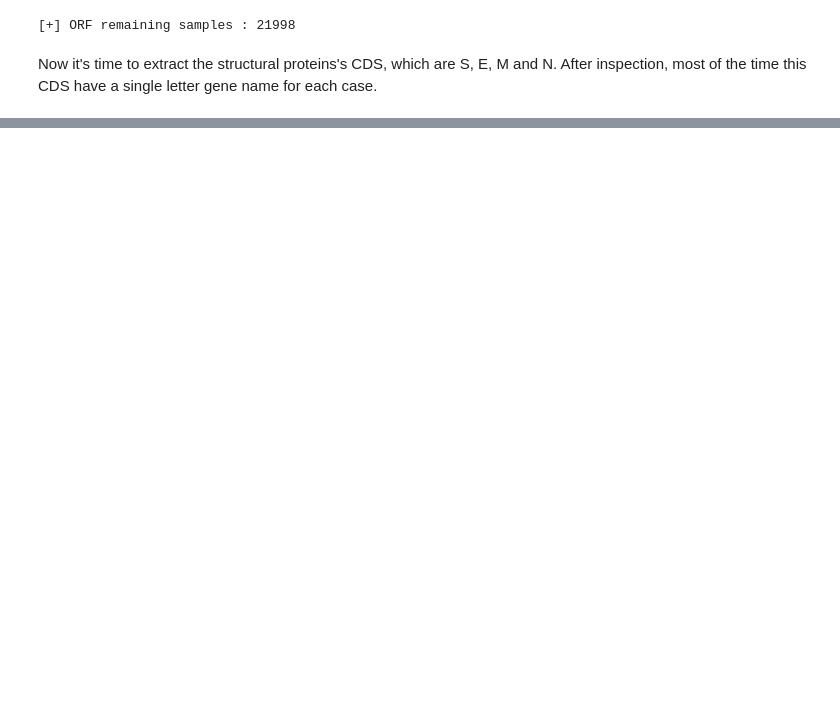
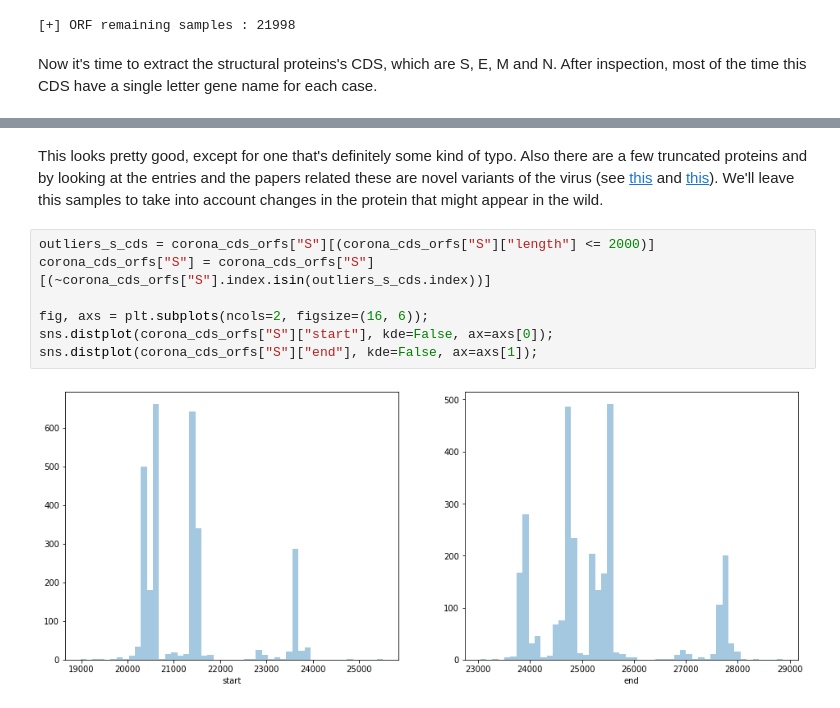
Before and after one commit to pellegre/coronaversing, a Jupyter notebook: proteindb.ipynb, the cells around one changed output, grey strips where cells are left out. Drawn from its saved outputs; the diff is of its cells as text; blank space fills up the shorter version.

```diff
--- a/proteindb.ipynb
+++ b/proteindb.ipynb
@@ -427,0 +484,11 @@ I'm sure the string search query we did on the product description of the CDS ab
+# %% [markdown]
+This looks pretty good, except for one that's definitely some kind of typo. Also there are a few truncated proteins and by looking at the entries and the papers related these are novel variants of the virus (see [this](https://www.ncbi.nlm.nih.gov/pubmed/27486688) and [this](https://journals.plos.org/plosone/article?id=10.1371/journal.pone.0205209)). We'll leave this samples to take into account changes in the protein that might appear in the wild.
+# %%
+outliers_s_cds = corona_cds_orfs["S"][(corona_cds_orfs["S"]["length"] <= 2000)]
+corona_cds_orfs["S"] = corona_cds_orfs["S"][(~corona_cds_orfs["S"].index.isin(outliers_s_cds.index))]
+
+fig, axs = plt.subplots(ncols=2, figsize=(16, 6));
+sns.distplot(corona_cds_orfs["S"]["start"], kde=False, ax=axs[0]);
+sns.distplot(corona_cds_orfs["S"]["end"], kde=False, ax=axs[1]);
+# %% [output]
+[figure, added]
```
Also changed, not shown: parts of 57 cells of this notebook.
